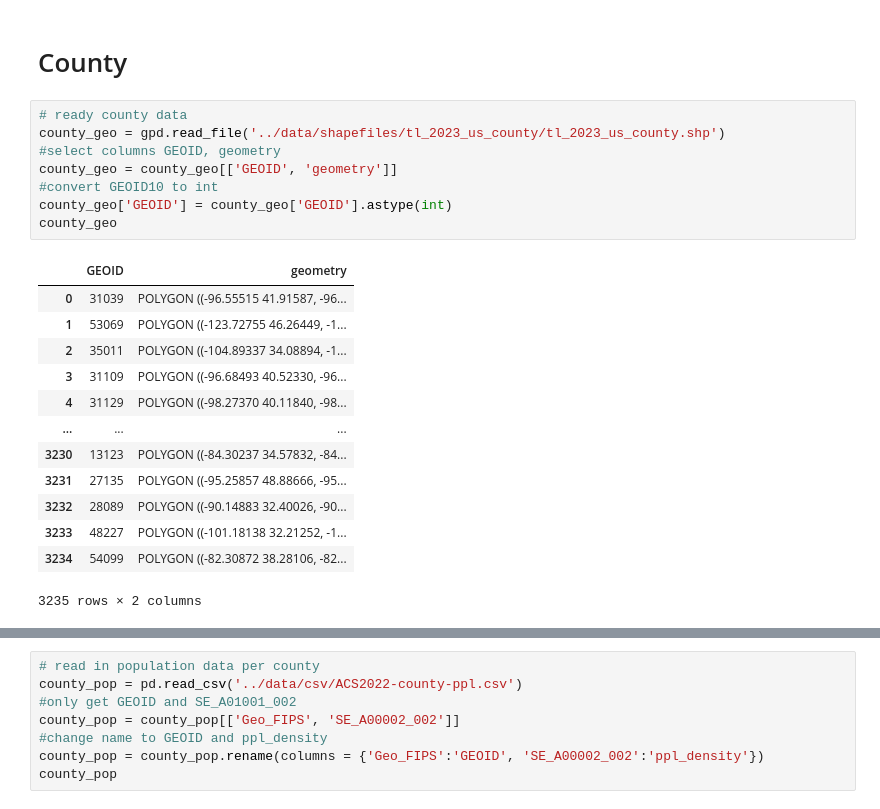
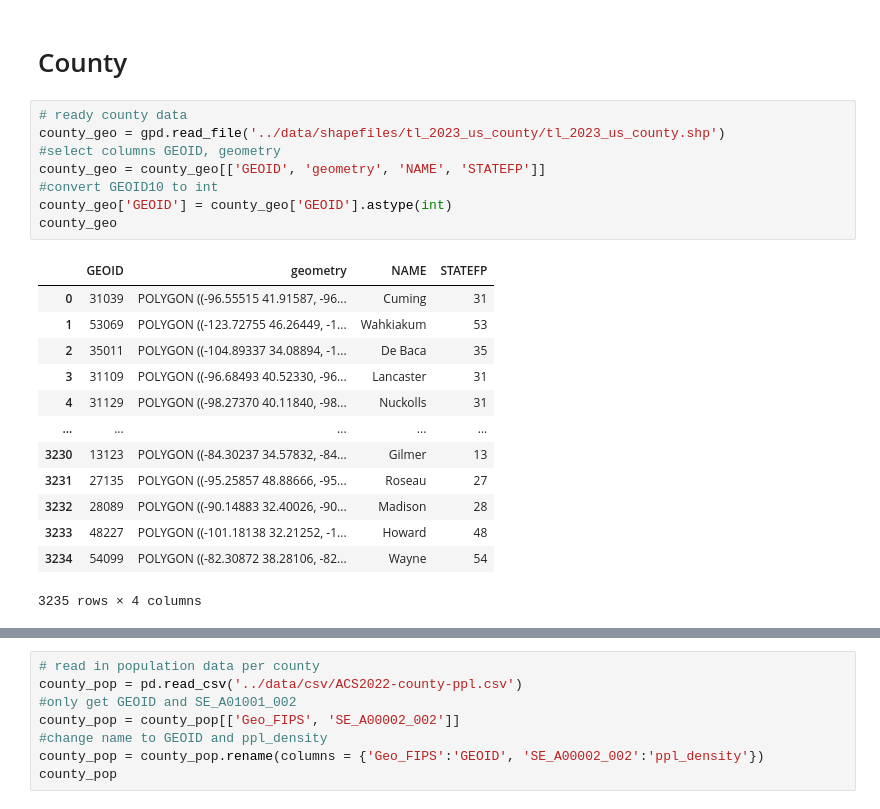
Before and after one commit to makeabilitylab/altgeoviz, a Jupyter notebook: notebooks/population_density_data.ipynb, the cells around one changed output, grey strips where cells are left out. Cells and saved outputs as stored; diff of their text form.

```diff
--- a/notebooks/population_density_data.ipynb
+++ b/notebooks/population_density_data.ipynb
@@ -133,22 +155,22 @@ state.to_file('../data/processed/00_state/state.shp')
 # %%
 # ready county data
 county_geo = gpd.read_file('../data/shapefiles/tl_2023_us_county/tl_2023_us_county.shp')
 #select columns GEOID, geometry
-county_geo = county_geo[['GEOID', 'geometry']]
+county_geo = county_geo[['GEOID', 'geometry', 'NAME', 'STATEFP']]
 #convert GEOID10 to int
 county_geo['GEOID'] = county_geo['GEOID'].astype(int)
 county_geo
 # %% [output]
-|  | GEOID | geometry |
-| 0 | 31039 | POLYGON ((-96.55515 41.91587, -96... |
-| 1 | 53069 | POLYGON ((-123.72755 46.26449, -1... |
-| 2 | 35011 | POLYGON ((-104.89337 34.08894, -1... |
-| 3 | 31109 | POLYGON ((-96.68493 40.52330, -96... |
-| 4 | 31129 | POLYGON ((-98.27370 40.11840, -98... |
-| ... | ... | ... |
-| 3230 | 13123 | POLYGON ((-84.30237 34.57832, -84... |
-| 3231 | 27135 | POLYGON ((-95.25857 48.88666, -95... |
-| 3232 | 28089 | POLYGON ((-90.14883 32.40026, -90... |
-| 3233 | 48227 | POLYGON ((-101.18138 32.21252, -1... |
-| 3234 | 54099 | POLYGON ((-82.30872 38.28106, -82... |
+|  | GEOID | geometry | NAME | STATEFP |
+| 0 | 31039 | POLYGON ((-96.55515 41.91587, -96... | Cuming | 31 |
+| 1 | 53069 | POLYGON ((-123.72755 46.26449, -1... | Wahkiakum | 53 |
+| 2 | 35011 | POLYGON ((-104.89337 34.08894, -1... | De Baca | 35 |
+| 3 | 31109 | POLYGON ((-96.68493 40.52330, -96... | Lancaster | 31 |
+| 4 | 31129 | POLYGON ((-98.27370 40.11840, -98... | Nuckolls | 31 |
+| ... | ... | ... | ... | ... |
+| 3230 | 13123 | POLYGON ((-84.30237 34.57832, -84... | Gilmer | 13 |
+| 3231 | 27135 | POLYGON ((-95.25857 48.88666, -95... | Roseau | 27 |
+| 3232 | 28089 | POLYGON ((-90.14883 32.40026, -90... | Madison | 28 |
+| 3233 | 48227 | POLYGON ((-101.18138 32.21252, -1... | Howard | 48 |
+| 3234 | 54099 | POLYGON ((-82.30872 38.28106, -82... | Wayne | 54 |
-3235 rows × 2 columns
+3235 rows × 4 columns
```
Also changed, not shown: parts of 11 cells of this notebook, 4 other files.
